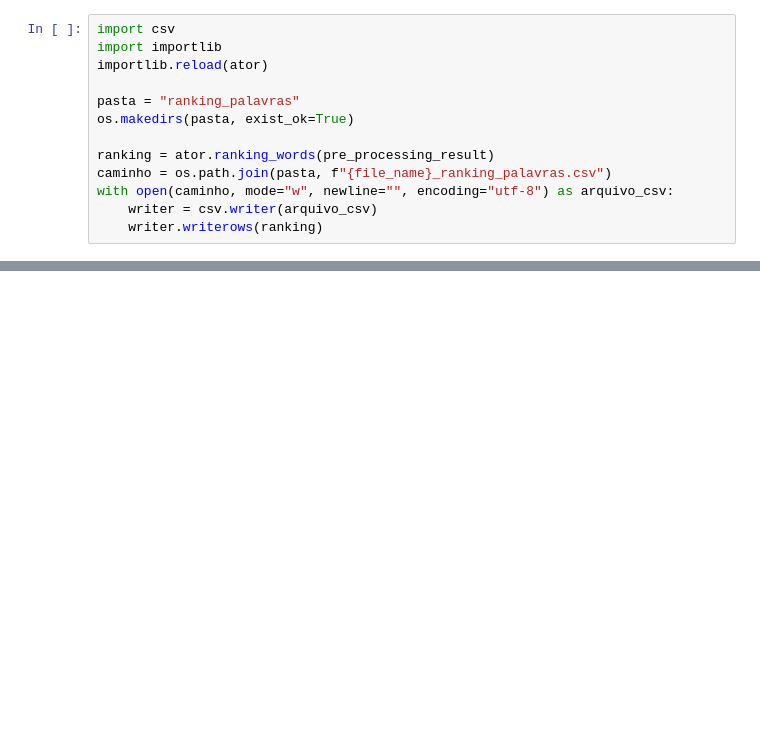
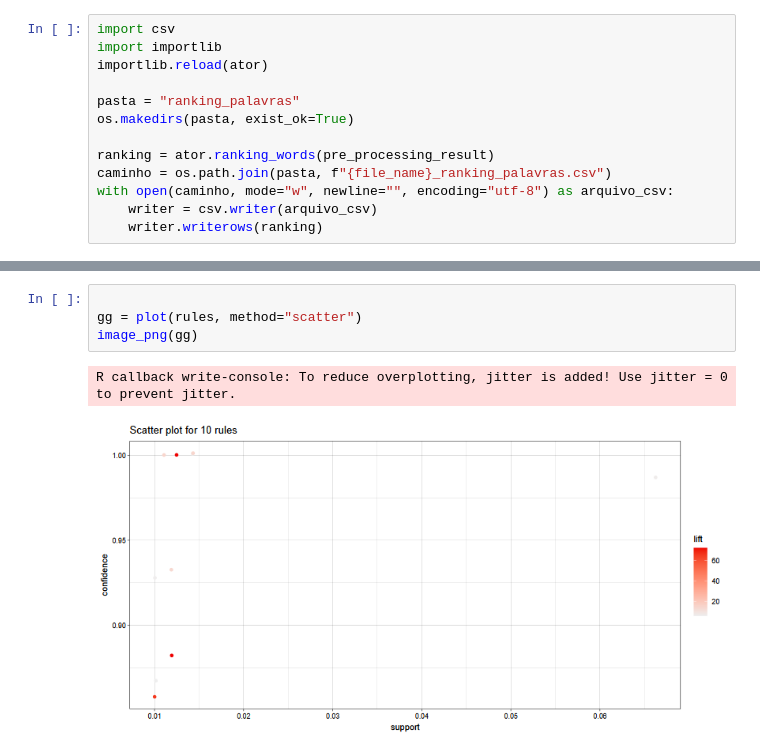
Before and after one commit to luiza-bolonha/Pre-Processing-ToR, a Jupyter notebook: main_social_media.ipynb, the cells around one changed output, grey strips where cells are left out. Cells and saved outputs as stored; diff of their text form; blank space fills up the shorter version.

```diff
--- a/main_social_media.ipynb
+++ b/main_social_media.ipynb
@@ -160,0 +182,7 @@ with open(caminho, mode="w", newline="", encoding="utf-8") as arquivo_csv:
+# %%
+
+gg = plot(rules, method="scatter")
+image_png(gg)
+# %% [output]
+R callback write-console: To reduce overplotting, jitter is added! Use jitter = 0 to prevent jitter.
+[figure, added]
```
Also changed, not shown: parts of 3 cells of this notebook, 5 other files.
